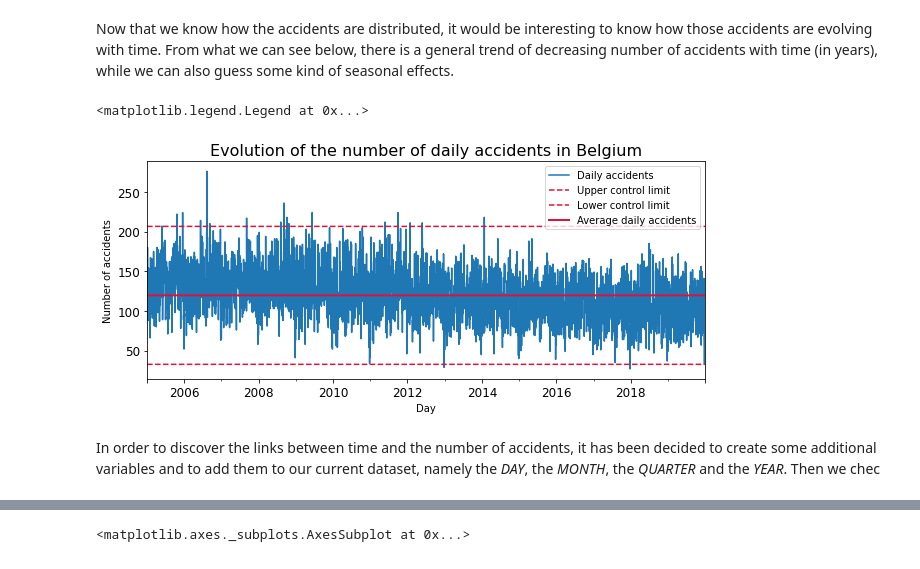
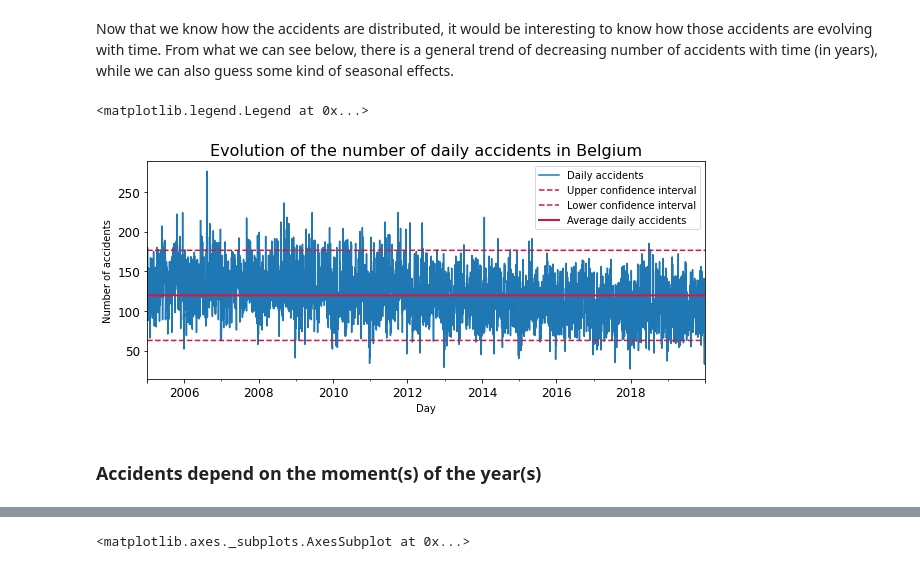
Before and after one commit to fmontoisy/Data-Science-IBM-Coursera, a Jupyter notebook: Final presentation capstone project.ipynb, the cells around one changed output, grey strips where cells are left out. Saved outputs shown, nothing was run; the diff lists cells and outputs as text; code cells hidden in the pictures.

```diff
--- a/Final presentation capstone project.ipynb
+++ b/Final presentation capstone project.ipynb
@@ -77,14 +77,15 @@ A description of the variables is described, together with the data type needed,
 # %% [markdown]
 Let's now convert the type of some variables (e.g. DT_DAY to datetime, DT_HOUR to categorical...)
 # %%
-# DT_DAY typecasting to datetime
-df_accidents['DT_DAY'] = pd.to_datetime(df_accidents['DT_DAY'])
+# DT_DAY typecasting to datetime, and renaming to 'DATE'
+df_accidents['DATE'] = pd.to_datetime(df_accidents['DT_DAY'])
+df_accidents = df_accidents.drop('DT_DAY', axis=1)
 # %%
 #Changing the dataframe to the right data formats: lots of castings to categorical
 categorical_variables = ['DT_HOUR', 'CD_DAY_OF_WEEK', 'CD_BUILD_UP_AREA', 'CD_COLL_TYPE', 'CD_LIGHT_COND', 'CD_ROAD_TYPE', 'CD_MUNTY_REFNIS', 'CD_DSTR_REFNIS', 'CD_PROV_REFNIS', 'CD_RGN_REFNIS']
 df_cat = df_accidents[categorical_variables].astype('category')
 
-df_accidents = pd.concat([df_accidents['DT_DAY'], df_cat, df_accidents[['MS_ACCT','MS_ACCT_WITH_DEAD', 'MS_ACCT_WITH_DEAD_30_DAYS', 'MS_ACCT_WITH_MORY_INJ', 'MS_ACCT_WITH_SERLY_INJ', 'MS_ACCT_WITH_SLY_INJ'] ]], axis=1)
+df_accidents = pd.concat([df_accidents['DATE'], df_cat, df_accidents[['MS_ACCT','MS_ACCT_WITH_DEAD', 'MS_ACCT_WITH_DEAD_30_DAYS', 'MS_ACCT_WITH_MORY_INJ', 'MS_ACCT_WITH_SERLY_INJ', 'MS_ACCT_WITH_SLY_INJ'] ]], axis=1)
 # %%
 # Check that all variables are the same type as expected and described earlier
 df_accidents.dtypes
@@ -112,3 +113,10 @@ Now that all variables are well defined, we can thus now start the analyses.
+# %%
+df_accidents['DAY'] = df_accidents['DATE'].apply(lambda date: date.day)
+df_accidents['MONTH'] = df_accidents['DATE'].apply(lambda date: date.month)
+df_accidents['QUARTER'] = df_accidents['DATE'].apply(lambda date: date.quarter)
+df_accidents['YEAR'] = df_accidents['DATE'].apply(lambda date: date.year)
+# %%
+df_accidents.index = pd.DatetimeIndex(df_accidents['DATE'])
 # %% [markdown]
 ## **II. Exploratory Data Analysis**
 # %% [markdown]
@@ -124,26 +138,28 @@ sns.distplot(df_accidents.resample('D').size(), bins=50);
 Now that we know how the accidents are distributed, it would be interesting to know how those accidents are evolving with time.
 From what we can see below, there is a general trend of decreasing number of accidents with time (in years), while we can also guess some kind of seasonal effects.
 # %%
-daily_accidents = pd.DataFrame(df_accidents.resample('D').size())
+# Adding Mean and Standard deviation to the data set of "daily_accidents"
 daily_accidents['MEAN'] = df_accidents.resample('D').size().mean()
 daily_accidents['STD'] = df_accidents.resample('D').size().std()
-upper_interval = daily_accidents['MEAN'] + 3 * accidents_daily['STD']
-lower_interval = daily_accidents['MEAN'] - 3 * accidents_daily['STD']
+
+# Under the assumption of normal distribution, 95% of data contained in mean +/- 1.96*std
+up_conf_int = daily_accidents['MEAN'] + 1.96 * daily_accidents['STD']
+low_conf_int = daily_accidents['MEAN'] - 1.96 * daily_accidents['STD']
 
 plt.figure(figsize=(10,4))
 df_accidents.resample('D').size().plot(label='Daily accidents')
-upper_interval.plot(color='crimson', ls='--', linewidth=1.5, label='Upper control limit')
-lower_interval.plot(color='crimson', ls='--', linewidth=1.5, label='Lower control limit')
-accidents_daily['MEAN'].plot(color='crimson', linewidth=2, label='Average daily accidents')
+up_conf_int.plot(color='crimson', ls='--', linewidth=1.5, label='Upper confidence interval')
+low_conf_int.plot(color='crimson', ls='--', linewidth=1.5, label='Lower confidence interval')
+daily_accidents['MEAN'].plot(color='crimson', linewidth=2, label='Average daily accidents')
 
 plt.title('Evolution of the number of daily accidents in Belgium', fontsize=16)
 plt.xlabel('Day')
 plt.ylabel('Number of accidents')
 plt.tick_params(labelsize=12)
 plt.legend(prop={'size':10})
 # %% [output]
 <matplotlib.legend.Legend at 0x...>
-[figure, old version]
+[figure, new version]
-# %% [markdown]
-In order to discover the links between time and the number of accidents, it has been decided to create some additional variables and to add them to our current dataset, namely the _DAY_, the _MONTH_, the _QUARTER_ and the _YEAR_. Then we chec
+# %% [markdown]
+### Accidents depend on the moment(s) of the year(s)
 # %%
```
Also changed, not shown: parts of 19 cells of this notebook.
